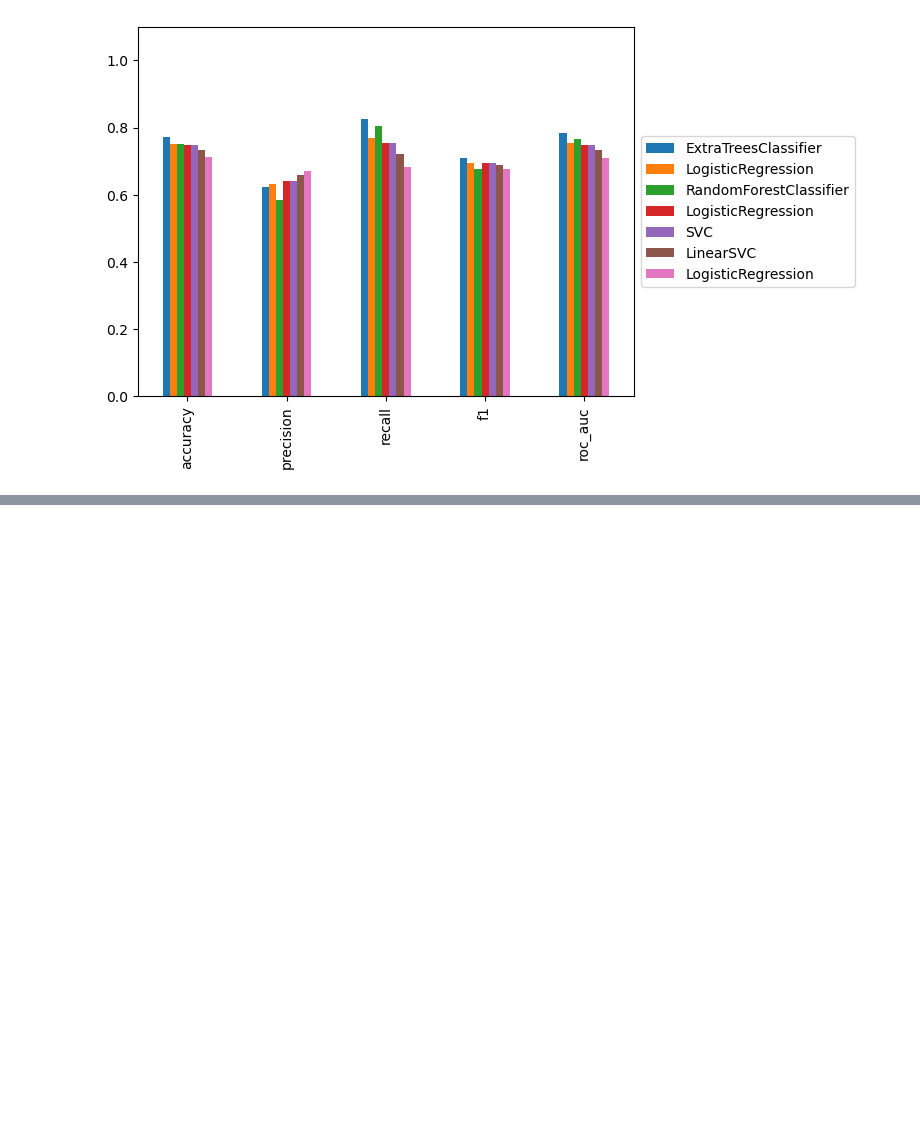
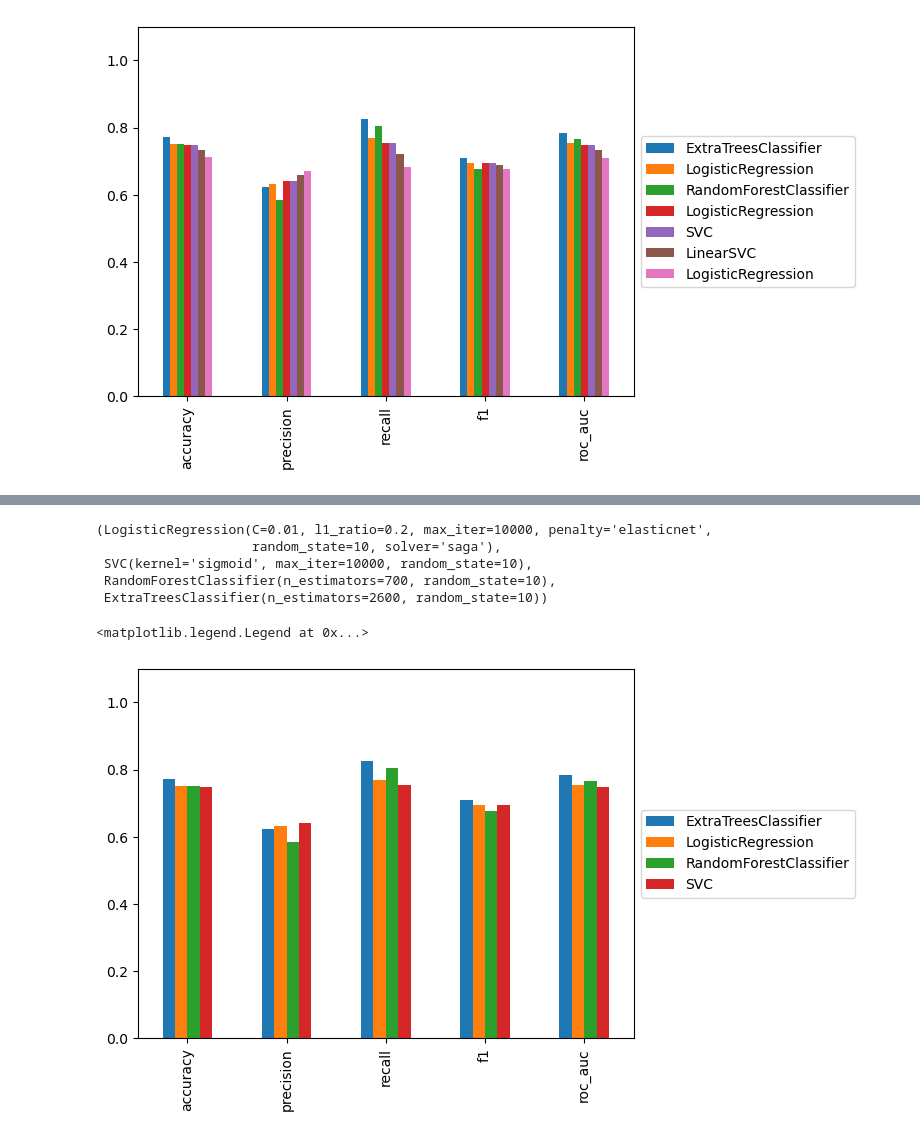
Before and after one commit to NinaCilliers/breast_cancer, a Jupyter notebook: breast_cancer.ipynb, the cells around one changed output, grey strips where cells are left out. Saved outputs shown, nothing was run; the diff lists cells and outputs as text; code cells hidden in the pictures; blank space fills up the shorter version.

```diff
--- a/breast_cancer.ipynb
+++ b/breast_cancer.ipynb
@@ -365,10 +365,11 @@ lasso_mod = LogisticRegression(max_iter=1000,penalty='l1',C=.05,solver='saga',ra
 elastic_mod = LogisticRegression(max_iter=10000,C=.01,penalty='elasticnet',l1_ratio=0.2,solver='saga', random_state=10).fit(X_train, y_train)
 svm_mod = LinearSVC(random_state=10,max_iter=10000, C=.001).fit(X_train, y_train)
 svm_kernel = SVC(kernel='sigmoid', random_state=10, max_iter=10000, gamma='scale').fit(X_train, y_train)
-rf = RandomForestClassifier(n_estimators=700,random_state=10).fit(X_train,y_train)
+rf = RandomForestClassifier(n_estimators=700,random_state=10, ).fit(X_train,y_train)
 et = ExtraTreesClassifier(n_estimators=2600, random_state=10).fit(X_train, y_train)
 
 models = [log_mod,lasso_mod,elastic_mod,svm_mod,svm_kernel, rf, et]
+#models = [elastic_mod, svm_kernel, rf, et]
 model_names = [type(model).__name__ for model in models]
 
 #scoring models
@@ -424,0 +441,3 @@ selected_models
+# %%
+select_scores = scores.reset_index().drop([0,1,3]).set_index('index')
+select_scores
@@ -424,0 +451,18 @@ selected_models
+# %%
+from operator import itemgetter
+
+selected_models = itemgetter(2,4,5,6)(models)
+selected_models
+# %% [output]
+(LogisticRegression(C=0.01, l1_ratio=0.2, max_iter=10000, penalty='elasticnet',
+                    random_state=10, solver='saga'),
+ SVC(kernel='sigmoid', max_iter=10000, random_state=10),
+ RandomForestClassifier(n_estimators=700, random_state=10),
+ ExtraTreesClassifier(n_estimators=2600, random_state=10))
+# %%
+ax = select_scores.sort_values('accuracy', ascending=False).T.plot(kind='bar')
+plt.ylim((0,1.1))
+ax.legend(loc='center left', bbox_to_anchor=(1,0.5))
+# %% [output]
+<matplotlib.legend.Legend at 0x...>
+[figure, added]
```
Also changed, not shown: parts of 9 cells of this notebook.
